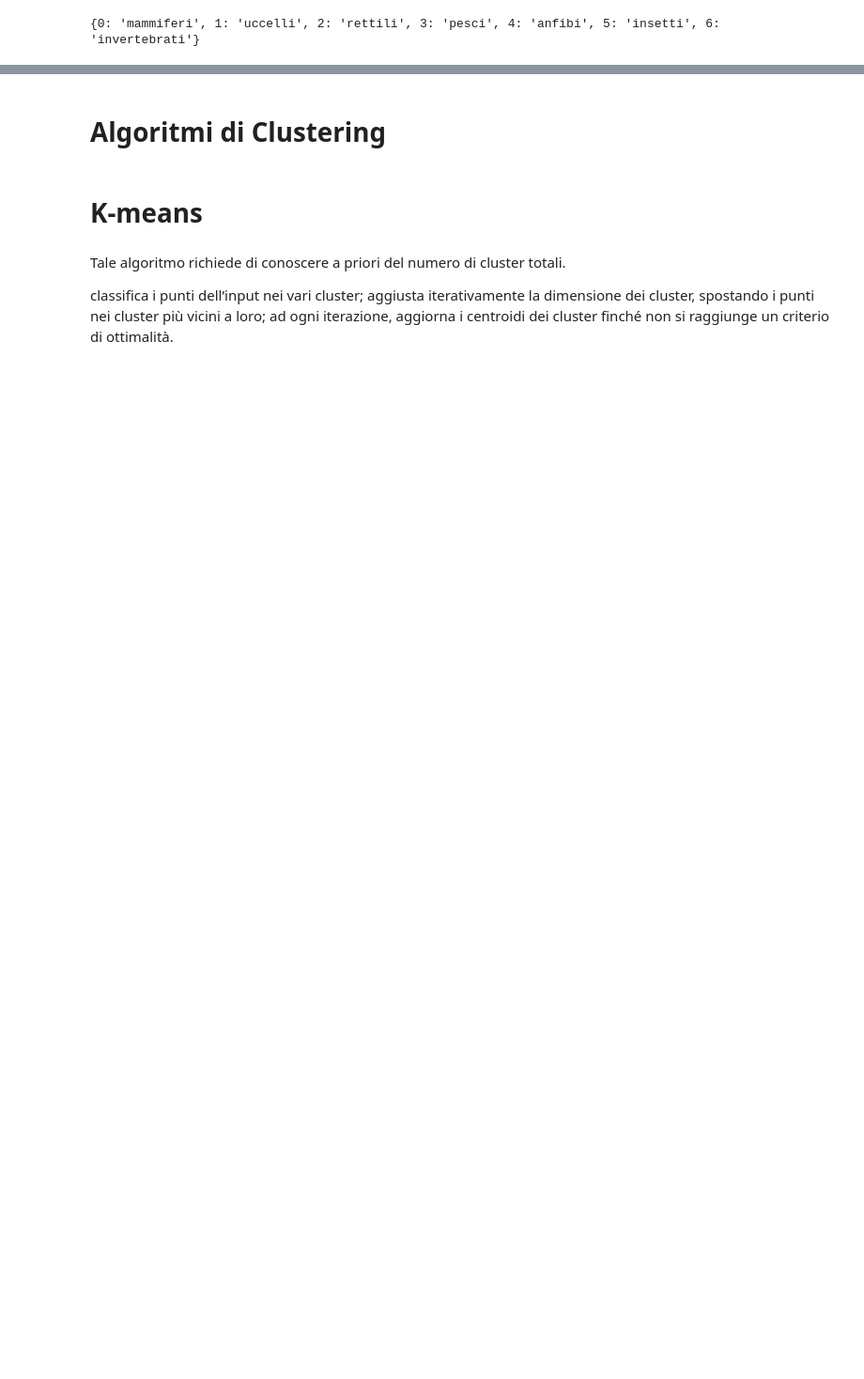
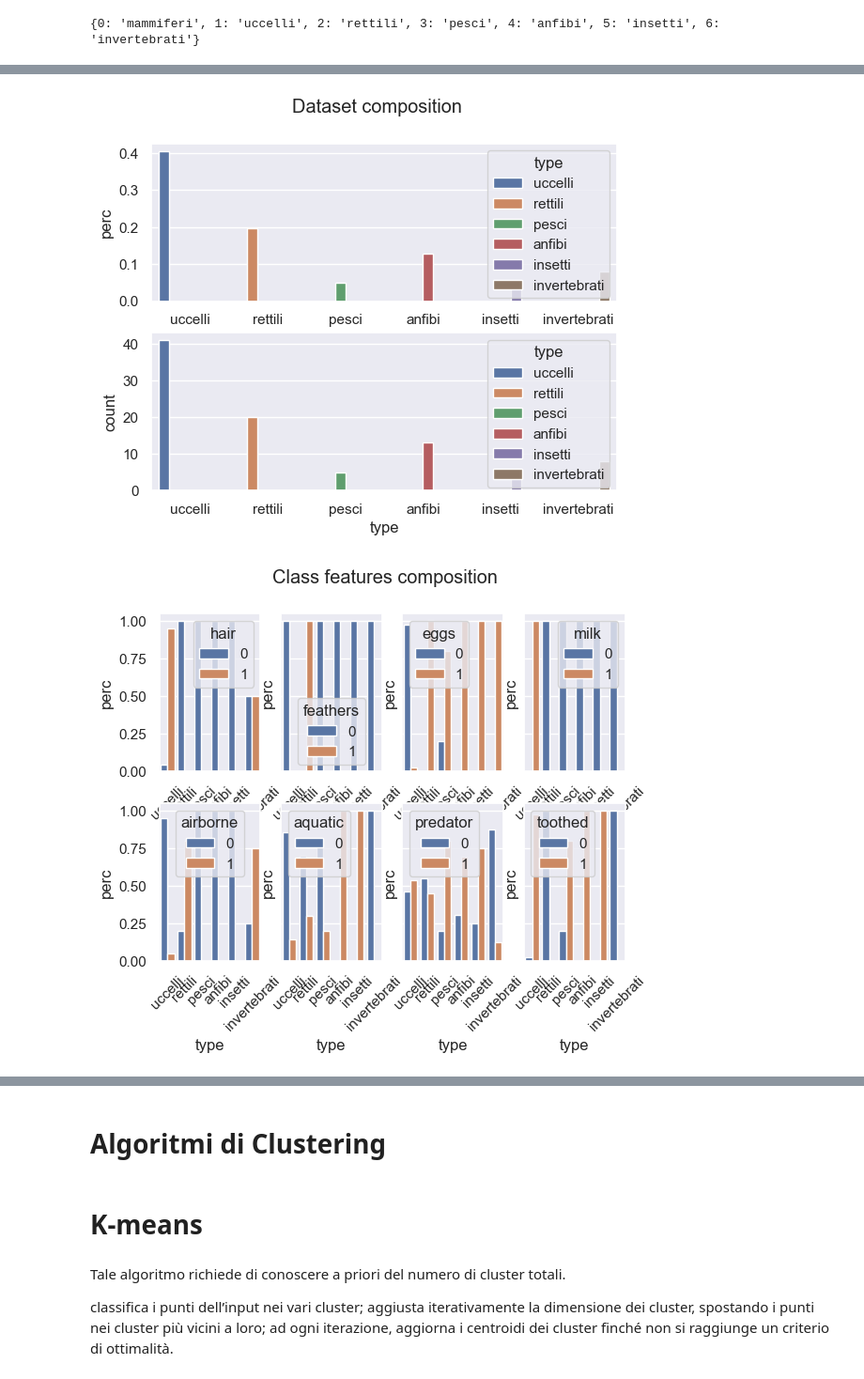
Before and after one commit to jonnywebcash/MasterUnimi_jonnywebcash, a Jupyter notebook: main.ipynb, the cells around one changed output, grey strips where cells are left out. Shown at 94% size. Cells and saved outputs as stored; diff of their text form; code cells hidden in the pictures; blank space fills up the shorter version.

```diff
--- a/main.ipynb
+++ b/main.ipynb
@@ -71,0 +119,7 @@ plot_heatmap = sns.heatmap(zoo_data.corr())
+# %%
+# Dataset composition analysis
+sf.class_distributuion_barplot(zoo_data,species_dict)
+sf.barplot_class_feature_distribution(zoo_data,species_dict)
+# %% [output]
+[figure, added]
+[figure, added]
```
Also changed, not shown: parts of 15 cells of this notebook, 3 other files.
